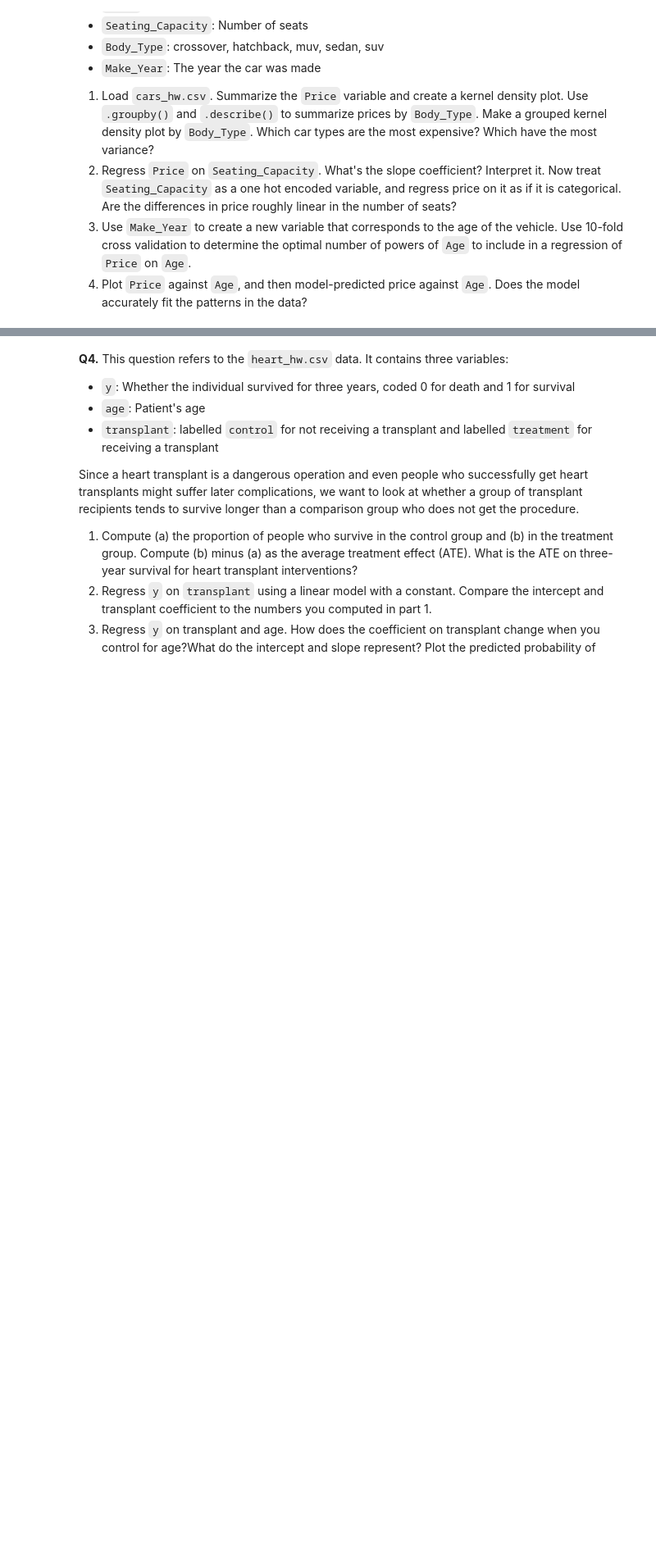
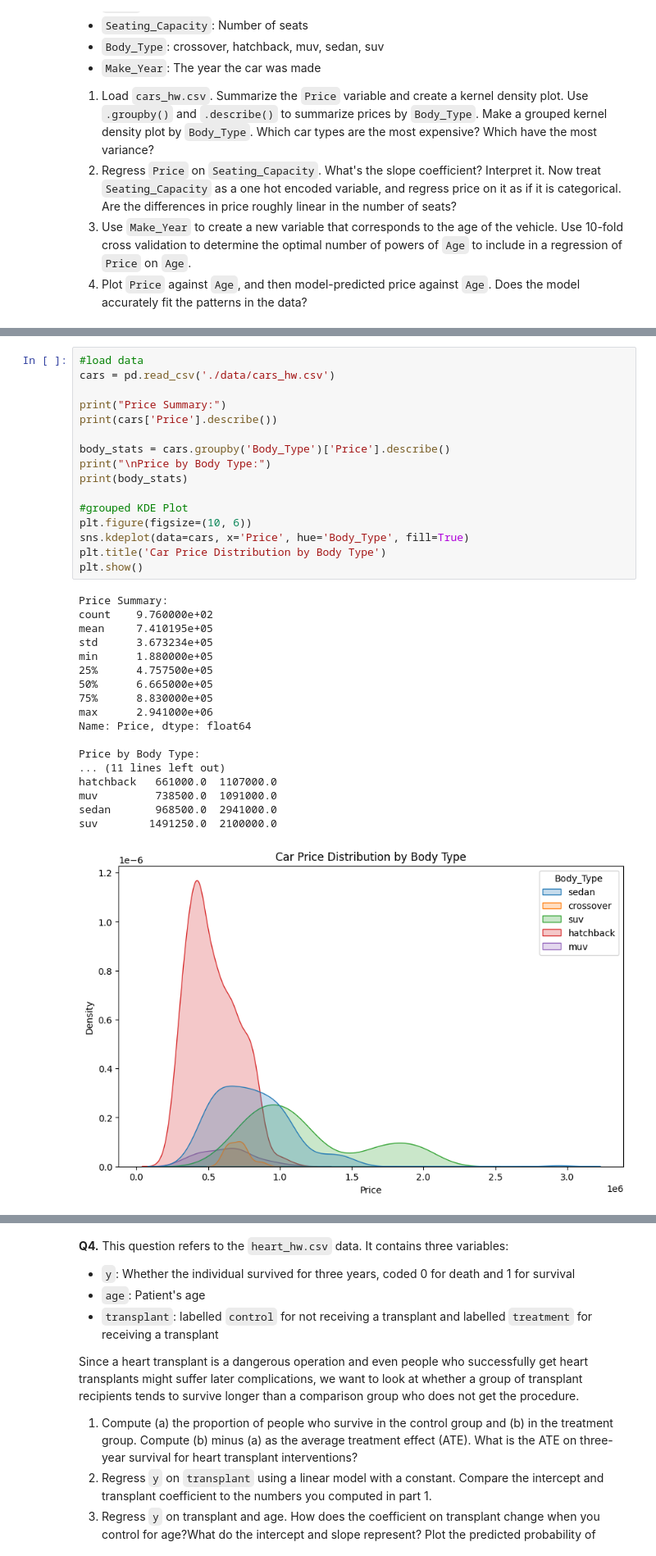
Before and after one commit to skang0812/undergrad_ml_assignments, a Jupyter notebook: 03_assignment_linear_models.ipynb, the cells around one changed output, grey strips where cells are left out. Shown at 82% size. Drawn from its saved outputs; the diff is of its cells as text; blank space fills up the shorter version.

```diff
--- a/03_assignment_linear_models.ipynb
+++ b/03_assignment_linear_models.ipynb
@@ -41,0 +244,35 @@
+# %%
+#load data
+cars = pd.read_csv('./data/cars_hw.csv')
+
+print("Price Summary:")
+print(cars['Price'].describe())
+
+body_stats = cars.groupby('Body_Type')['Price'].describe()
+print("\nPrice by Body Type:")
+print(body_stats)
+
+#grouped KDE Plot
+plt.figure(figsize=(10, 6))
+sns.kdeplot(data=cars, x='Price', hue='Body_Type', fill=True)
+plt.title('Car Price Distribution by Body Type')
+plt.show()
+# %% [output]
+Price Summary:
+count    9.760000e+02
+mean     7.410195e+05
+std      3.673234e+05
+min      1.880000e+05
+25%      4.757500e+05
+50%      6.665000e+05
+75%      8.830000e+05
+max      2.941000e+06
+Name: Price, dtype: float64
+
+Price by Body Type:
+... (11 lines left out)
+hatchback   661000.0  1107000.0
+muv         738500.0  1091000.0
+sedan       968500.0  2941000.0
+suv        1491250.0  2100000.0
+[figure, added]
```
Also changed, not shown: parts of 32 cells of this notebook.
